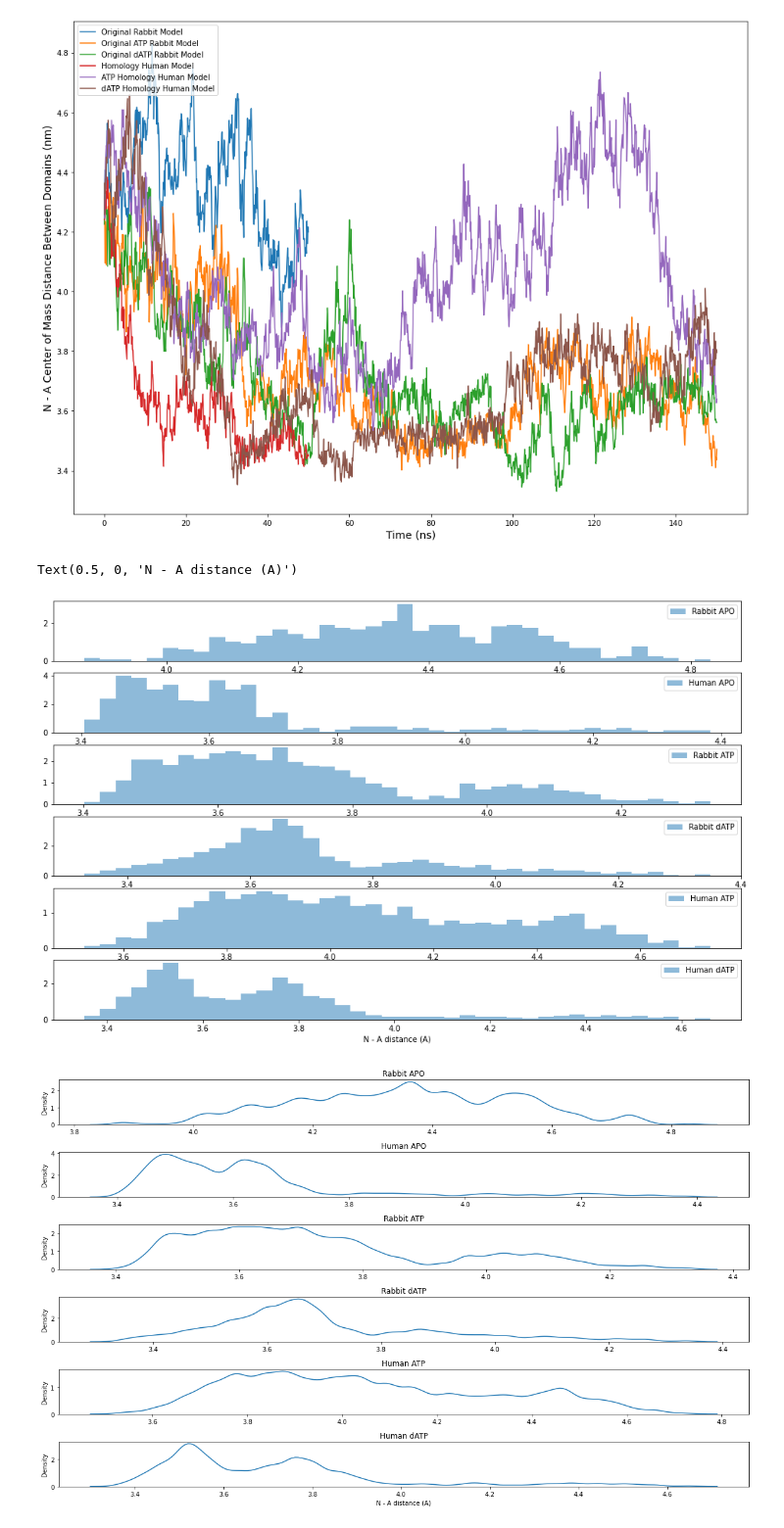
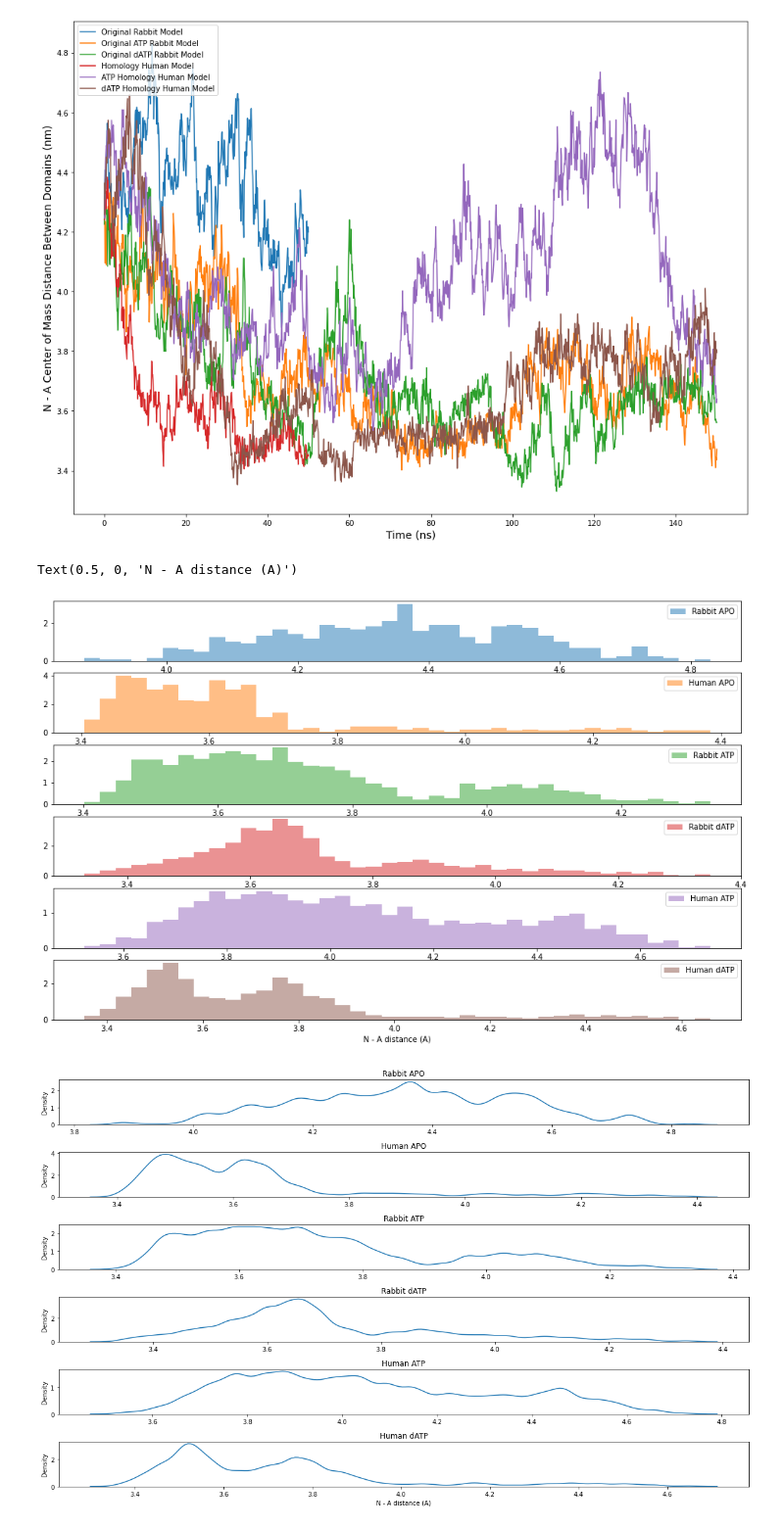
Before and after one commit to cmrg-lab/serca-atp-datp, a Jupyter notebook: simulation_structures/quick_analysis/Trajectory_domain_analysis.ipynb, the cells around one changed output. Shown at 98% size. Drawn from its saved outputs; the diff is of its cells as text; code cells hidden in the pictures.

Commit message:
Updated figures with PC plots

```diff
--- a/simulation_structures/quick_analysis/Trajectory_domain_analysis.ipynb
+++ b/simulation_structures/quick_analysis/Trajectory_domain_analysis.ipynb
@@ -136,30 +136,30 @@ plt.legend(loc = 'upper left')
 # %%
 fig, ax = plt.subplots(6,1,figsize = (16,10))
 
 
-ax[0].hist(original_A_N_dist, bins = 40, alpha = 0.5, density = True, label = 'Rabbit APO')
+ax[0].hist(original_A_N_dist, bins = 40, alpha = 0.5, density = True, label = 'Rabbit APO', color = 'C0')
 ax[0].legend()
 
-ax[1].hist(human_A_N_dist, bins = 40, alpha = 0.5, density = True, label = 'Human APO')
+ax[1].hist(human_A_N_dist, bins = 40, alpha = 0.5, density = True, label = 'Human APO', color = 'C1')
 ax[1].legend()
 
-ax[2].hist(original_ATP_A_N_dist, bins = 40, alpha = 0.5, density = True, label = 'Rabbit ATP')
+ax[2].hist(original_ATP_A_N_dist, bins = 40, alpha = 0.5, density = True, label = 'Rabbit ATP', color = 'C2')
 ax[2].legend()
 
-ax[3].hist(original_dATP_A_N_dist, bins = 40, alpha = 0.5, density = True, label = 'Rabbit dATP')
+ax[3].hist(original_dATP_A_N_dist, bins = 40, alpha = 0.5, density = True, label = 'Rabbit dATP', color = 'C3')
 ax[3].legend()
 
-ax[4].hist(human_ATP_A_N_dist, bins = 40, alpha = 0.5, density = True, label = 'Human ATP')
+ax[4].hist(human_ATP_A_N_dist, bins = 40, alpha = 0.5, density = True, label = 'Human ATP', color = 'C4')
 ax[4].legend()
 
-ax[5].hist(human_dATP_A_N_dist, bins = 40, alpha = 0.5, density = True, label = 'Human dATP')
+ax[5].hist(human_dATP_A_N_dist, bins = 40, alpha = 0.5, density = True, label = 'Human dATP', color = 'C5')
 ax[5].legend()
 
 
 plt.xlabel('N - A distance (A)')
 # %% [output]
 Text(0.5, 0, 'N - A distance (A)')
-[figure, old version]
+[figure, new version]
 # %%
 fig, ax = plt.subplots(6,1,figsize = (16,10))
 
```
Also changed, not shown: parts of 18 cells of this notebook.
